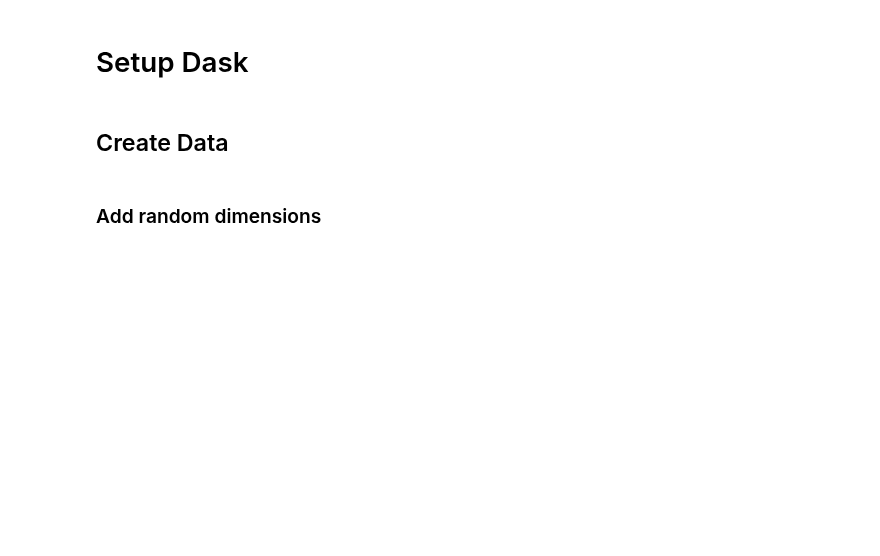
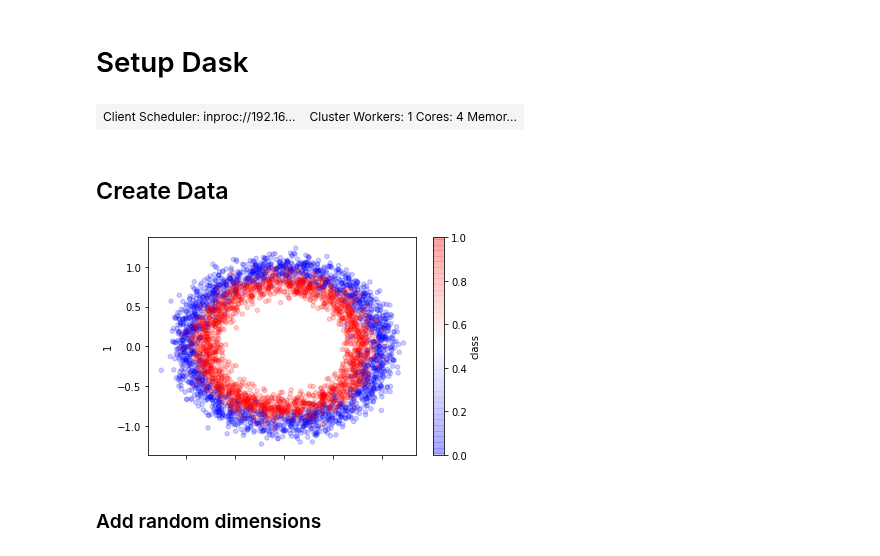
Before and after one commit to dask/dask-examples, a Jupyter notebook: machine-learning/hyperparam-opt.ipynb, the cells around one changed output. Saved outputs shown, nothing was run; the diff lists cells and outputs as text; code cells hidden in the pictures; blank space fills up the shorter version.

```diff
--- a/machine-learning/hyperparam-opt.ipynb
+++ b/machine-learning/hyperparam-opt.ipynb
@@ -32,18 +34,25 @@ This notebook will specifically *not* show a performance comparison motivating `
 # Setup Dask
 # %%
 from distributed import Client
-client = Client()
+client = Client(processes=False, threads_per_worker=4,
+                n_workers=1, memory_limit='2GB')
 client
+# %% [output]
+| Client Scheduler: inproc://192.16... | Cluster Workers: 1 Cores: 4 Memor... |
 # %% [markdown]
 ## Create Data
 # %%
 from sklearn.datasets import make_circles
 import numpy as np
 import pandas as pd
 
 X, y = make_circles(n_samples=30_000, random_state=0, noise=0.09)
 
-pd.DataFrame({0: X[:, 0], 1: X[:, 1], "class": y}).sample(4_000).plot.scatter(x=0, y=1, alpha=0.2, c="class", cmap="bwr")
+pd.DataFrame({0: X[:, 0], 1: X[:, 1], "class": y}).sample(4_000).plot.scatter(
+    x=0, y=1, alpha=0.2, c="class", cmap="bwr"
+);
+# %% [output]
+[figure, added]
 # %% [markdown]
 ### Add random dimensions
 # %%
```
Also changed, not shown: parts of 13 cells of this notebook.
